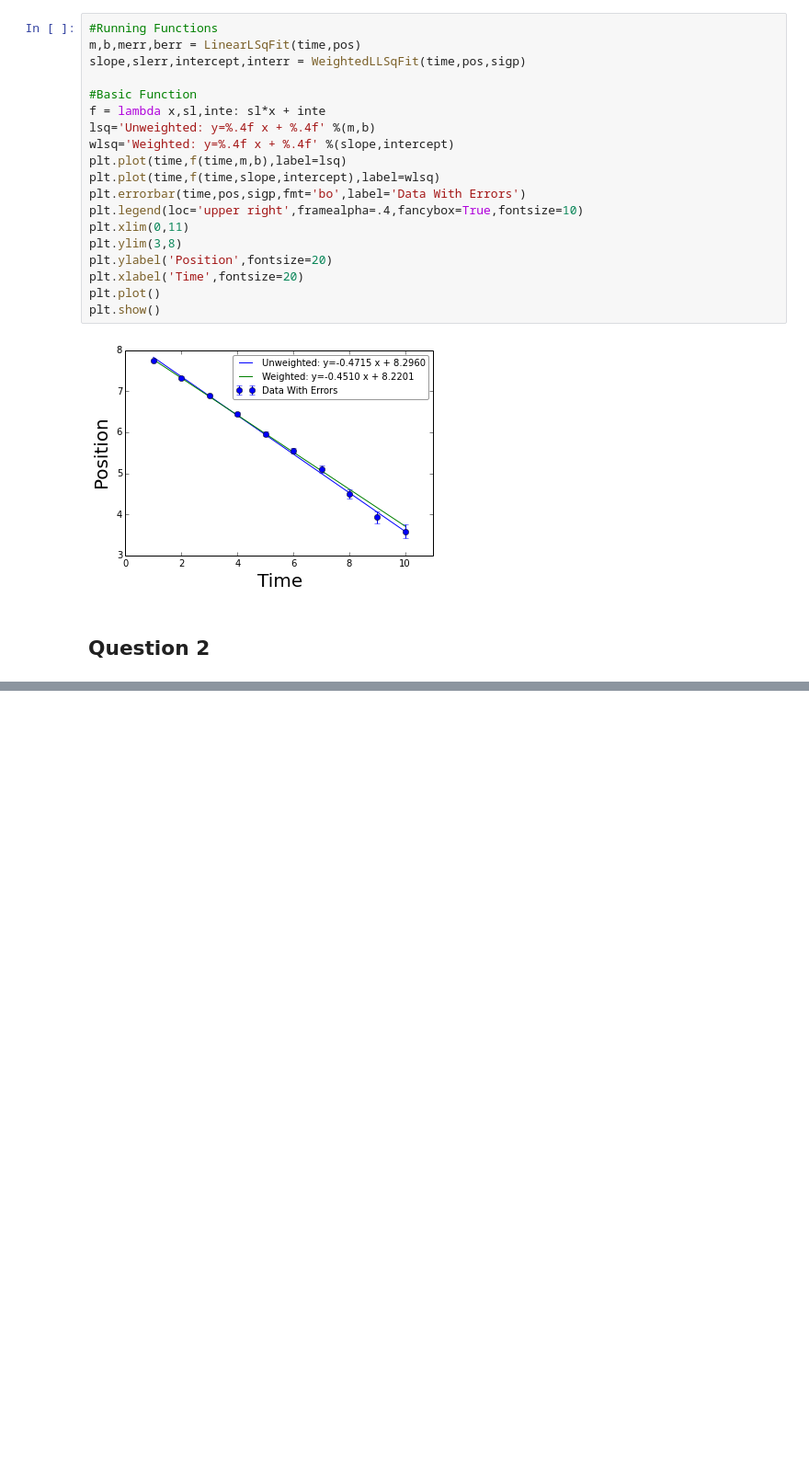
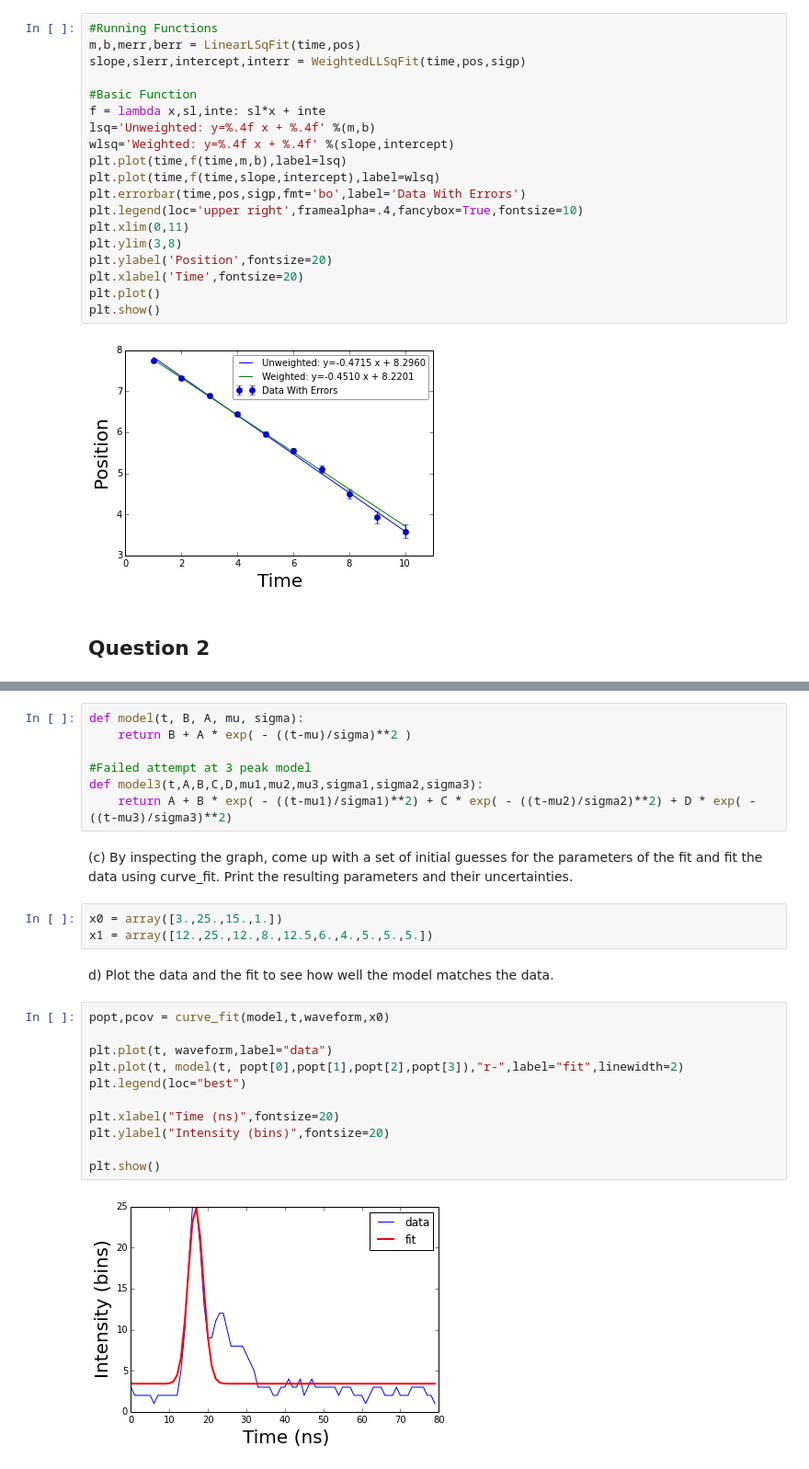
Before and after one commit to dclove202/PHYS202-S14, a Jupyter notebook: SciPy/OptimizationExercises.ipynb, the cells around one changed output, grey strips where cells are left out. Shown at 92% size. Cells and saved outputs as stored; diff of their text form; blank space fills up the shorter version.

```diff
--- a/SciPy/OptimizationExercises.ipynb
+++ b/SciPy/OptimizationExercises.ipynb
@@ -124,0 +145,27 @@ plt.show()
+# %%
+def model(t, B, A, mu, sigma):
+    return B + A * exp( - ((t-mu)/sigma)**2 )
+
+#Failed attempt at 3 peak model
+def model3(t,A,B,C,D,mu1,mu2,mu3,sigma1,sigma2,sigma3):
+    return A + B * exp( - ((t-mu1)/sigma1)**2) + C * exp( - ((t-mu2)/sigma2)**2) + D * exp( - ((t-mu3)/sigma3)**2)
+# %% [markdown]
+(c) By inspecting the graph, come up with a set of initial guesses for the parameters of the fit and fit the data using curve_fit. Print the resulting parameters and their uncertainties.
+# %%
+x0 = array([3.,25.,15.,1.])
+x1 = array([12.,25.,12.,8.,12.5,6.,4.,5.,5.,5.])
+# %% [markdown]
+d) Plot the data and the fit to see how well the model matches the data.
+# %%
+popt,pcov = curve_fit(model,t,waveform,x0)
+
+plt.plot(t, waveform,label="data")
+plt.plot(t, model(t, popt[0],popt[1],popt[2],popt[3]),"r-",label="fit",linewidth=2)
+plt.legend(loc="best")
+
+plt.xlabel("Time (ns)",fontsize=20)
+plt.ylabel("Intensity (bins)",fontsize=20)
+
+plt.show()
+# %% [output]
+[figure, added]
```
Also changed, not shown: parts of 4 cells of this notebook, 2 other files.
